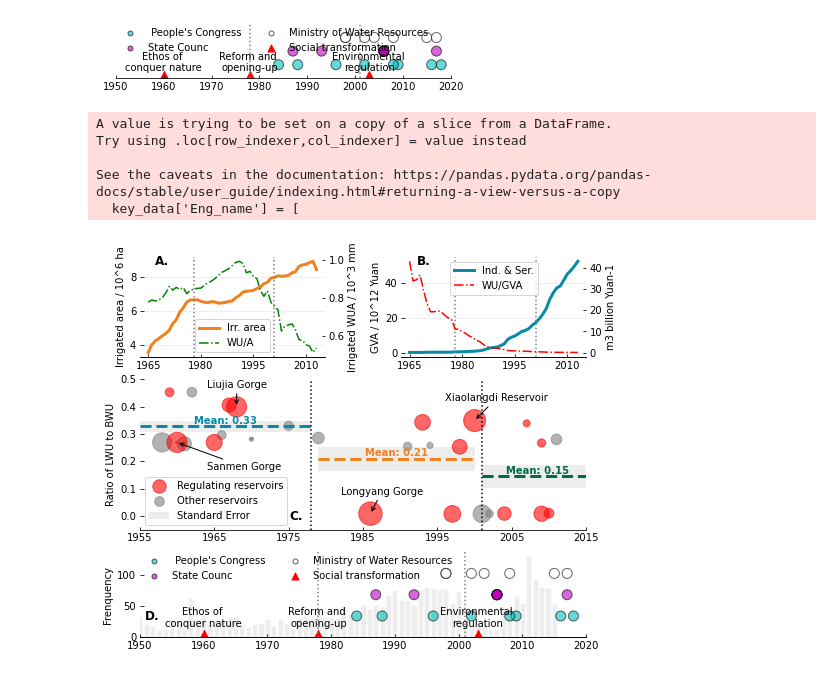
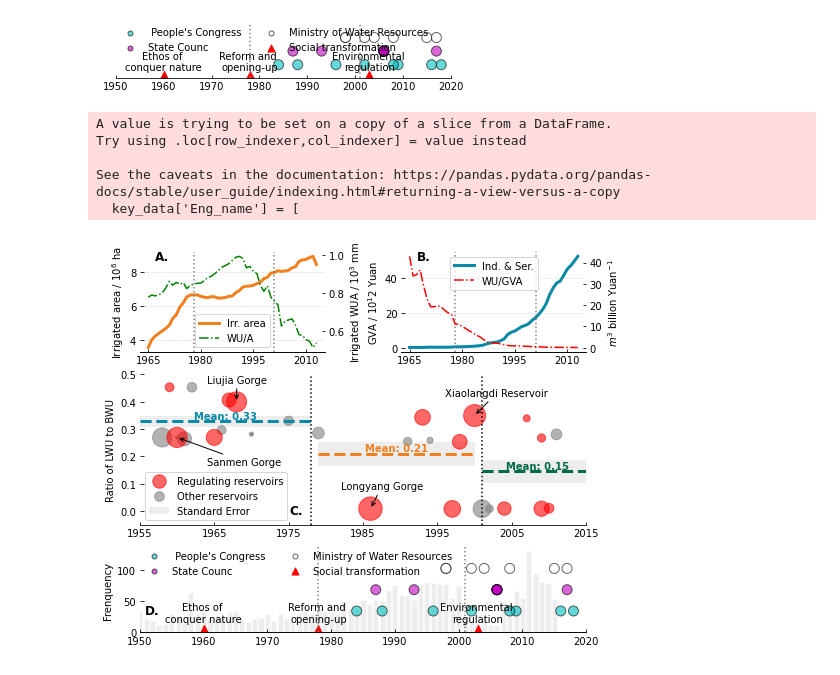
Before and after one commit to SongshGeo/Water-Governance-Regimes, a Jupyter notebook: notebooks/regime_shift_causes.ipynb, the cells around one changed output. Drawn from its saved outputs; the diff is of its cells as text; code cells hidden in the pictures.

```diff
--- a/notebooks/regime_shift_causes.ipynb
+++ b/notebooks/regime_shift_causes.ipynb
@@ -271,8 +271,8 @@ irrigation_wui = ax1_2.plot(
 )
 
 # ax1.set_xlabel("Year")
-ax1.set_ylabel("Irrigated area / 10^6 ha")
-ax1_2.set_ylabel("Irrigated WUA / 10^3 mm")
+ax1.set_ylabel("Irrigated area / $10^6$ ha")
+ax1_2.set_ylabel("Irrigated WUA / $10^3$ mm")
 
 
 # 图2： =========================== 工业服务业 ===================================
@@ -289,8 +289,8 @@ ax2_2 = ax2.twinx()
 mean_wui = ax2_2.plot(wui_mean.iloc[:, 1:].mean(axis=1), "-.", color='red', label="WU/GVA")
 
 # ax2.set_xlabel("Year")
-ax2.set_ylabel("GVA / 10^12 Yuan")
-ax2_2.set_ylabel("m3 billion Yuan-1")
+ax2.set_ylabel("GVA / $10^12$ Yuan")
+ax2_2.set_ylabel("$m^3$ billion Yuan$^{-1}$")
 
 # ======= 图4 =========
 plot_reservoirs(ax4)
@@ -323,31 +323,31 @@ plt.rcParams['xtick.direction'] = 'in'  # in; out; inout
 plt.rcParams['ytick.direction'] = 'in'
 ax1.axes.get_xaxis().set_visible(True)
 for ax in [ax1, ax2]:
     ax.axvline(1978, ls=':', color='gray', lw=1.5)
     ax.axvline(2001, ls=':', color='gray', lw=1.5)
     ax.yaxis.grid(color='lightgray', linestyle='-.', linewidth=0.5)
 
 for ax in [ax1, ax2, ax1_2, ax2_2, ax4, ax5, ax6]:
     ax.spines['top'].set_visible(False)
     ax.spines['left'].set_visible(False)
     ax.spines['right'].set_visible(False)
     ax.spines['bottom'].set_visible(True)
 
 for ax in [ax1, ax2, ax1_2, ax2_2]:
     ax.set_xticks(np.arange(1965, 2013, 15))
 
 ax4.set_xticks(np.arange(1955, 2016, 10))
 ax5.set_ylabel("Frenquency")
 # ax6.set_ylabel("Level")
 
 # 储存和显示图片
 plt.savefig('../figures/main/causes.pdf', dpi=300)
 plt.savefig('../figures/main/causes.jpg', dpi=300)
 plt.show();
 # %% [output]
 A value is trying to be set on a copy of a slice from a DataFrame.
 Try using .loc[row_indexer,col_indexer] = value instead
 
 See the caveats in the documentation: https://pandas.pydata.org/pandas-docs/stable/user_guide/indexing.html#returning-a-view-versus-a-copy
   key_data['Eng_name'] = [
-[figure, old version]
+[figure, new version]
```
Also changed, not shown: 4 other files.
